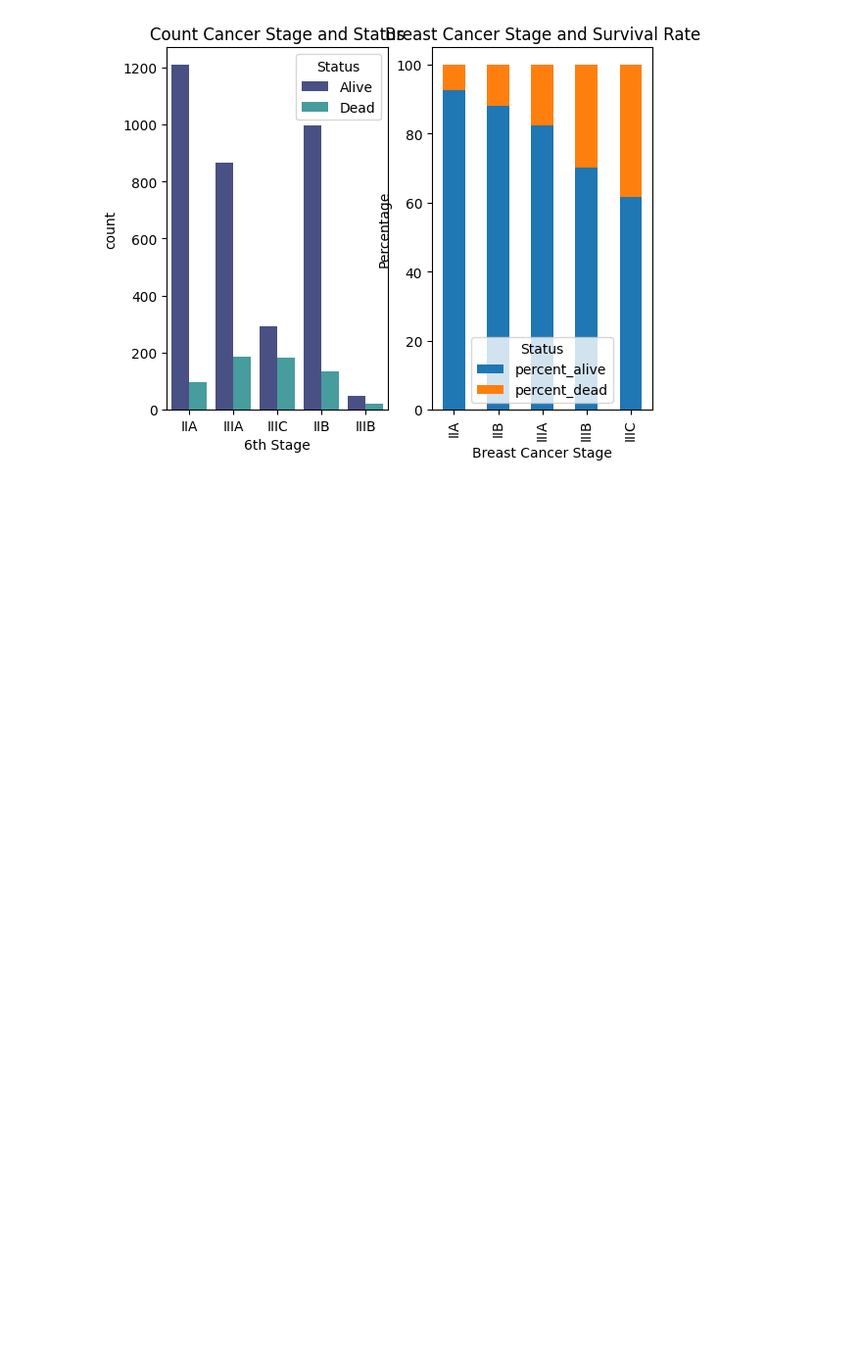
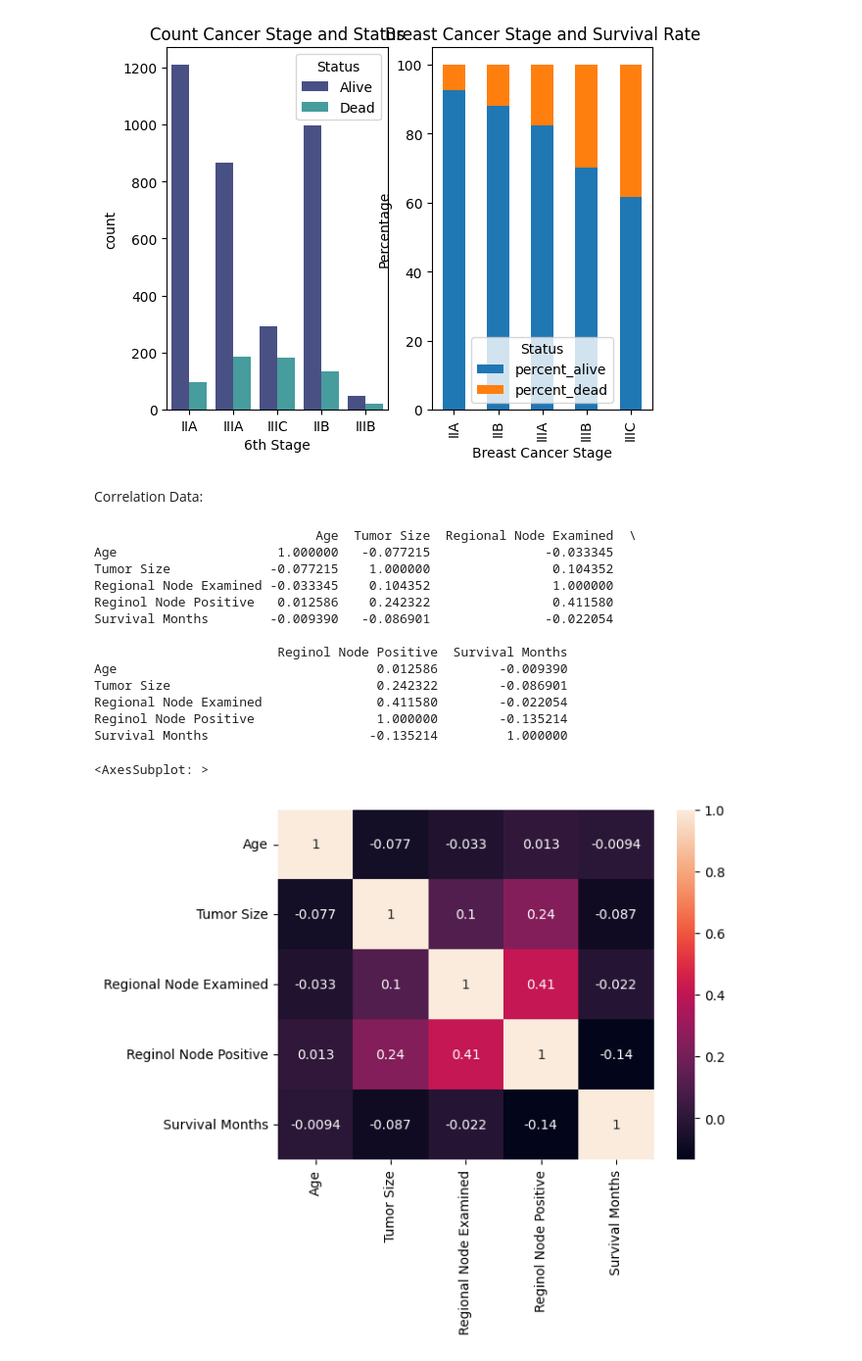
Before and after one commit to Chris-Vuong/breast-cancer, a Jupyter notebook: breast-cancer-analysis.ipynb, the cells around one changed output. Shown: that part at 98% size. Saved outputs shown, nothing was run; the diff lists cells and outputs as text; code cells hidden in the pictures; blank space fills up the shorter version.

Commit message:
added heatmap

```diff
--- a/breast-cancer-analysis.ipynb
+++ b/breast-cancer-analysis.ipynb
@@ -163,3 +163,24 @@ df_6stage[["percent_alive", "percent_dead"]].plot(
 plt.show()
 # %% [output]
 [figure]
+# %% [markdown]
+Correlation Data:
+# %%
+print(df.corr())
+sns.heatmap(df.corr(), annot=True, cmap='rocket')
+# %% [output]
+                             Age  Tumor Size  Regional Node Examined  \
+Age                     1.000000   -0.077215               -0.033345
+Tumor Size             -0.077215    1.000000                0.104352
+Regional Node Examined -0.033345    0.104352                1.000000
+Reginol Node Positive   0.012586    0.242322                0.411580
+Survival Months        -0.009390   -0.086901               -0.022054
+
+                        Reginol Node Positive  Survival Months
+Age                                  0.012586        -0.009390
+Tumor Size                           0.242322        -0.086901
+Regional Node Examined               0.411580        -0.022054
+Reginol Node Positive                1.000000        -0.135214
+Survival Months                     -0.135214         1.000000
+<AxesSubplot: >
+[figure, added]
```
Also changed, not shown: parts of 1 cell of this notebook.
